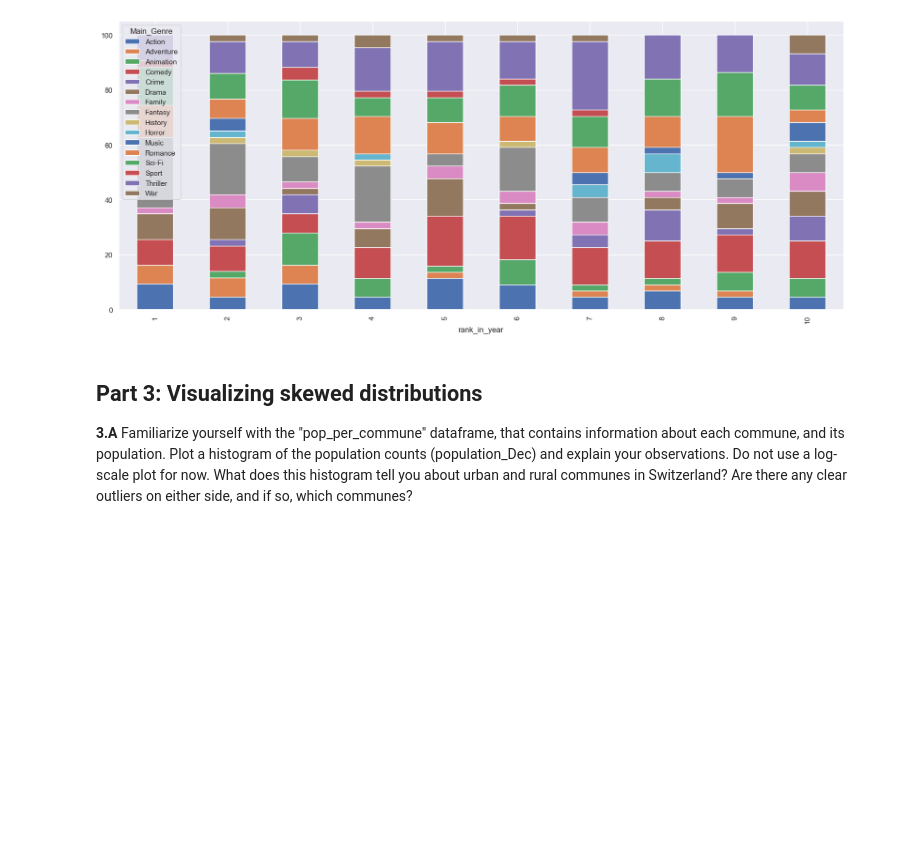
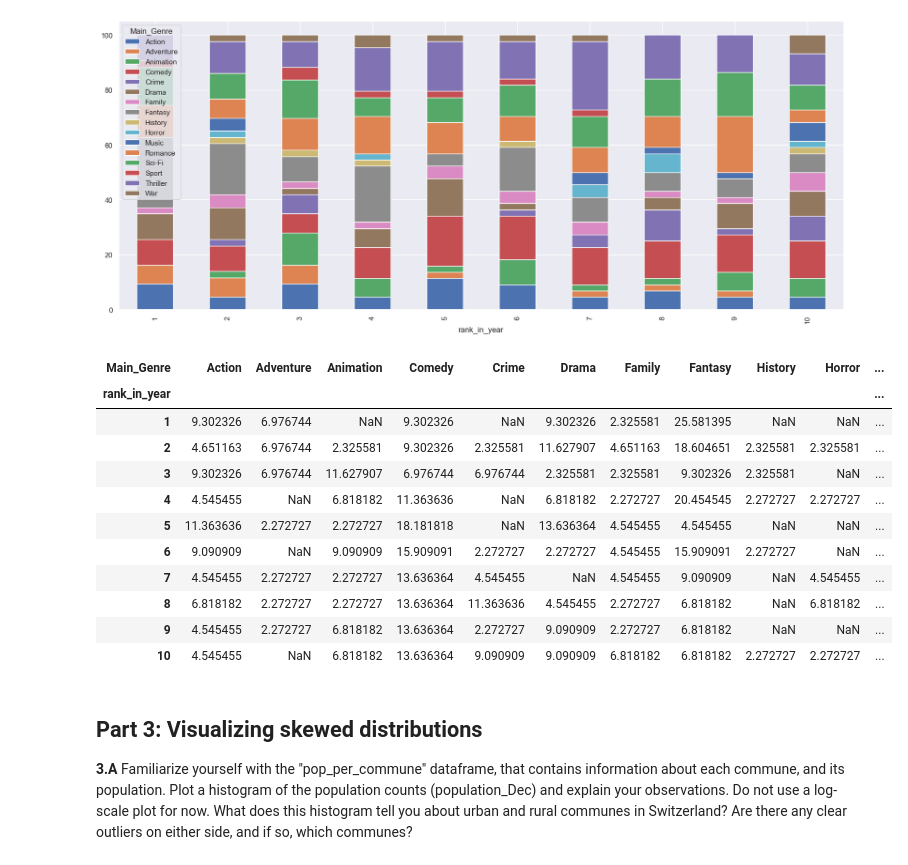
Before and after one commit to TemryL/ADA_2022, a Jupyter notebook: Tutorials/02 - Data viz and data from the web/Becoming a DataVizard exercise_copy.ipynb, the cells around one changed output. Cells and saved outputs as stored; diff of their text form; code cells hidden in the pictures; blank space fills up the shorter version.

```diff
--- a/Tutorials/02 - Data viz and data from the web/Becoming a DataVizard exercise_copy.ipynb
+++ b/Tutorials/02 - Data viz and data from the web/Becoming a DataVizard exercise_copy.ipynb
@@ -355,6 +355,21 @@ ax = df.pivot(index=['rank_in_year'], columns=["Main_Genre"], values="proportion
 plt.show()
 # %% [output]
 [figure]
+# %%
+df.pivot(index=['rank_in_year'], columns=["Main_Genre"], values="proportion")
+# %% [output]
+| Main_Genre | Action | Adventure | Animation | Comedy | Crime | Drama | Family | Fantasy | History | Horror | ... |
+| rank_in_year |  |  |  |  |  |  |  |  |  |  | ... |
+| 1 | 9.302326 | 6.976744 | NaN | 9.302326 | NaN | 9.302326 | 2.325581 | 25.581395 | NaN | NaN | ... |
+| 2 | 4.651163 | 6.976744 | 2.325581 | 9.302326 | 2.325581 | 11.627907 | 4.651163 | 18.604651 | 2.325581 | 2.325581 | ... |
+| 3 | 9.302326 | 6.976744 | 11.627907 | 6.976744 | 6.976744 | 2.325581 | 2.325581 | 9.302326 | 2.325581 | NaN | ... |
+| 4 | 4.545455 | NaN | 6.818182 | 11.363636 | NaN | 6.818182 | 2.272727 | 20.454545 | 2.272727 | 2.272727 | ... |
+| 5 | 11.363636 | 2.272727 | 2.272727 | 18.181818 | NaN | 13.636364 | 4.545455 | 4.545455 | NaN | NaN | ... |
+| 6 | 9.090909 | NaN | 9.090909 | 15.909091 | 2.272727 | 2.272727 | 4.545455 | 15.909091 | 2.272727 | NaN | ... |
+| 7 | 4.545455 | 2.272727 | 2.272727 | 13.636364 | 4.545455 | NaN | 4.545455 | 9.090909 | NaN | 4.545455 | ... |
+| 8 | 6.818182 | 2.272727 | 2.272727 | 13.636364 | 11.363636 | 4.545455 | 2.272727 | 6.818182 | NaN | 6.818182 | ... |
+| 9 | 4.545455 | 2.272727 | 6.818182 | 13.636364 | 2.272727 | 9.090909 | 2.272727 | 6.818182 | NaN | NaN | ... |
+| 10 | 4.545455 | NaN | 6.818182 | 13.636364 | 9.090909 | 9.090909 | 6.818182 | 6.818182 | 2.272727 | 2.272727 | ... |
 # %% [markdown]
 ## Part 3: Visualizing skewed distributions
 
```
Also changed, not shown: parts of 1 cell of this notebook, 1 other file.
